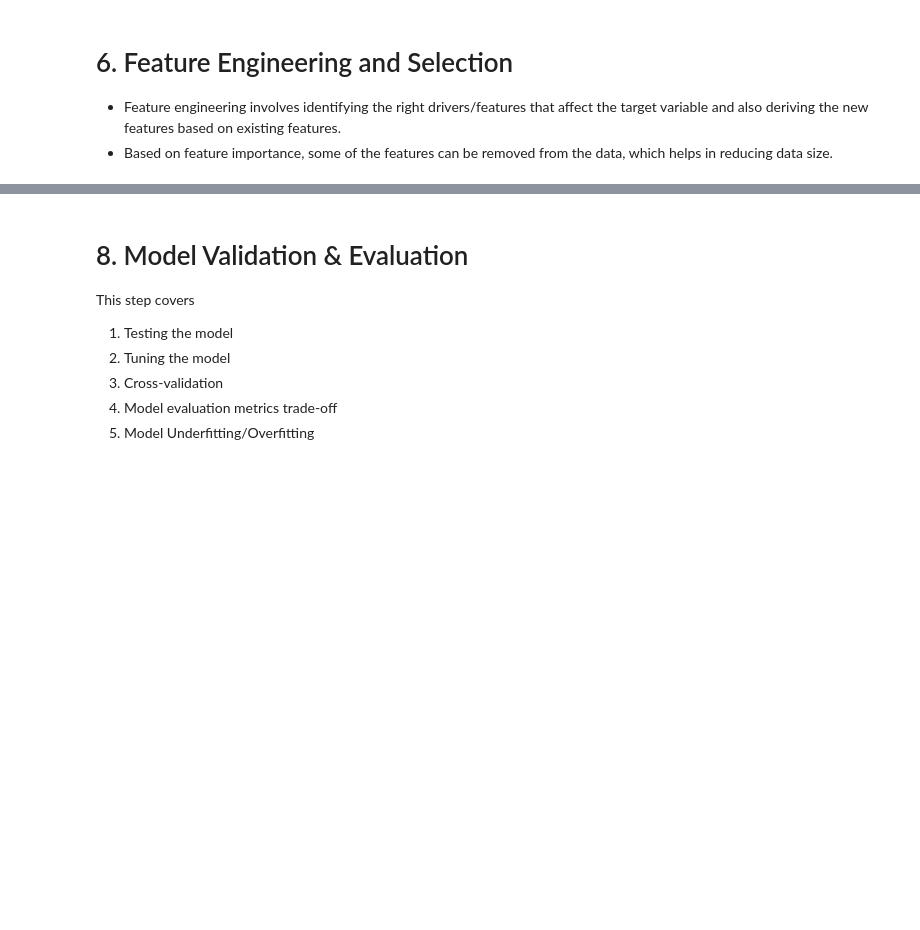
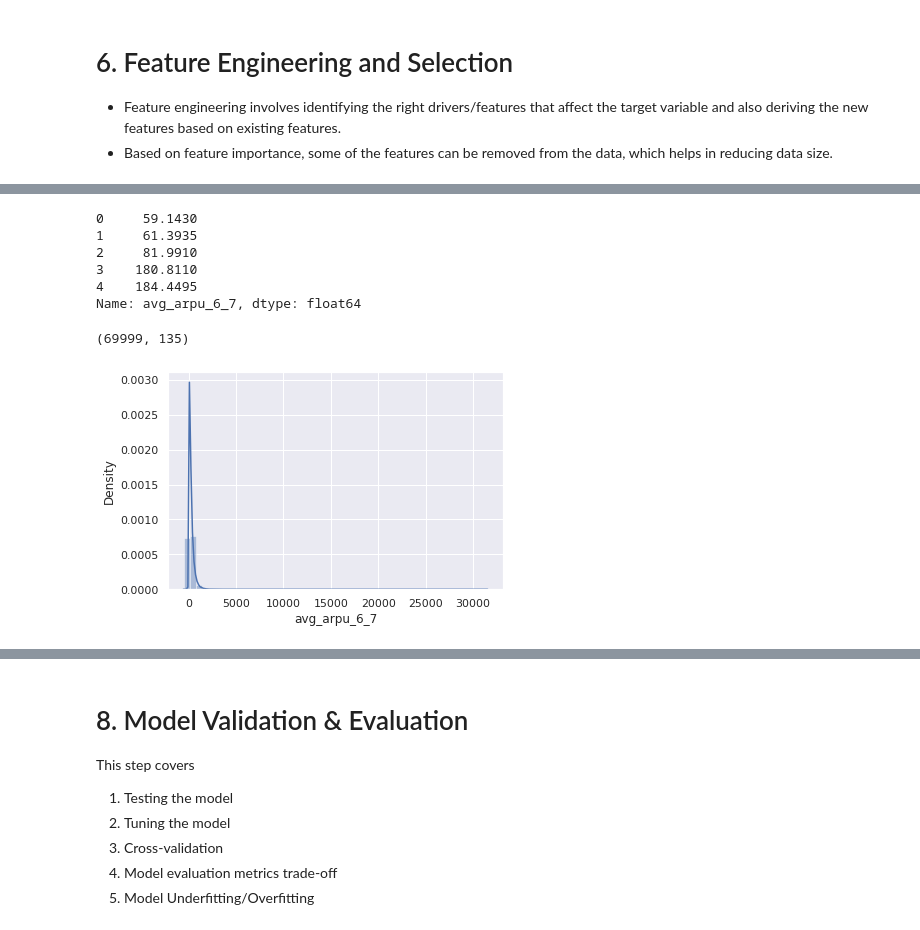
Before and after one commit to pravin691983/TelecomChurnCaseStudy, a Jupyter notebook: PRAVIN_TAWADE.ipynb, the cells around one changed output, grey strips where cells are left out. Saved outputs shown, nothing was run; the diff lists cells and outputs as text; code cells hidden in the pictures; blank space fills up the shorter version.

```diff
--- a/PRAVIN_TAWADE.ipynb
+++ b/PRAVIN_TAWADE.ipynb
@@ -450,0 +625,24 @@ This step gives more insights into the data and how the data is related to the t
+# %%
+churn_filtered["avg_arpu_6_7"]= (churn_filtered['arpu_6']+churn_filtered['arpu_7'])/2
+churn_filtered['avg_arpu_6_7'].head()
+# %% [output]
+0     59.1430
+1     61.3935
+2     81.9910
+3    180.8110
+4    184.4495
+Name: avg_arpu_6_7, dtype: float64
+# %%
+# Lets drop the original columns as they are derived to a new column for better understanding of the data
+churn_filtered.drop(['arpu_6','arpu_7'], axis=1, inplace=True)
+
+# The curent dimension of the dataset after dropping few unwanted columns
+churn_filtered.shape
+# %% [output]
+(69999, 135)
+# %%
+# Visualizing the column created
+sns.distplot(churn_filtered['avg_arpu_6_7'])
+plt.show()
+# %% [output]
+[figure, added]
```
Also changed, not shown: parts of 71 cells of this notebook.
